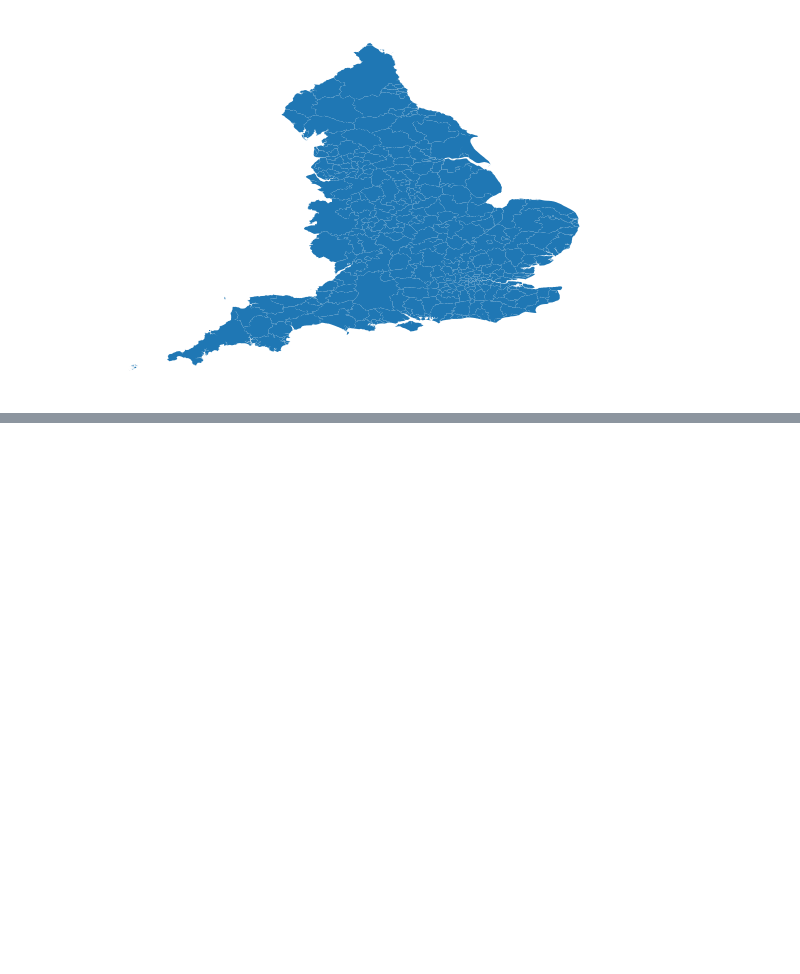
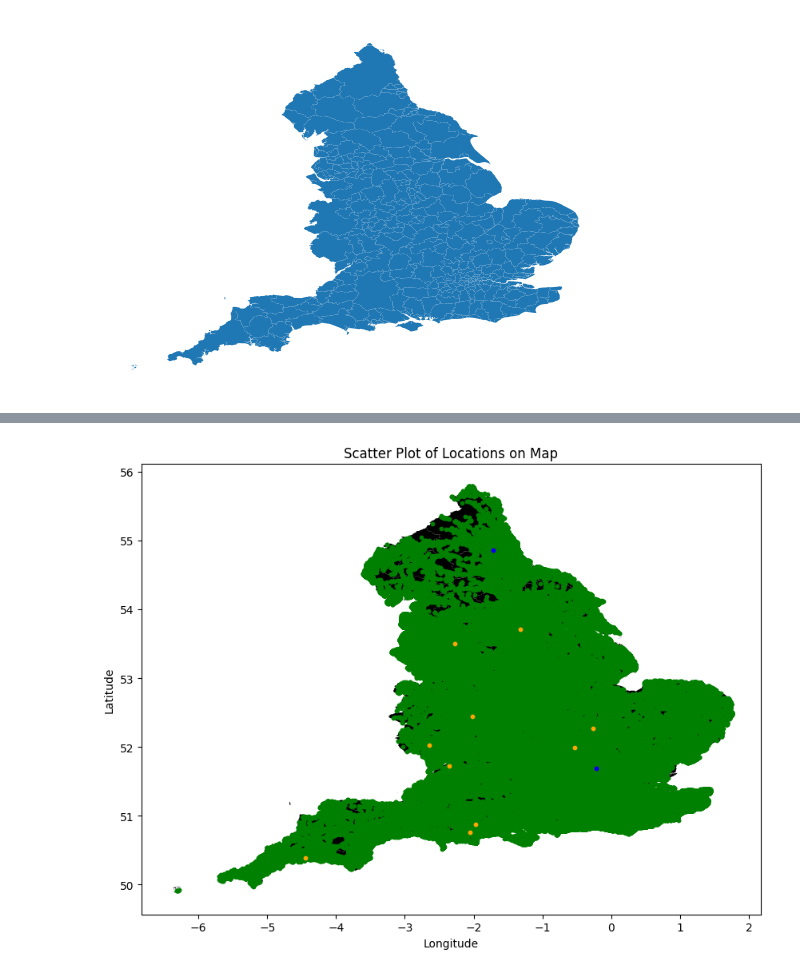
Before and after one commit to NassrinSharifi/Machine-Learning, a Jupyter notebook: ITS/HW/HW1/Q2.ipynb, the cells around one changed output, grey strips where cells are left out. Saved outputs shown, nothing was run; the diff lists cells and outputs as text; code cells hidden in the pictures; blank space fills up the shorter version.

```diff
--- a/ITS/HW/HW1/Q2.ipynb
+++ b/ITS/HW/HW1/Q2.ipynb
@@ -110,0 +113,41 @@ new_df
+# %%
+import matplotlib.pyplot as plt
+
+# Load the map boundaries or background map
+map_df = gpd.read_file("D:\My Python Projects\Machine-Learning\ITS\HW\HW1\Datasets_HW1\district.json")
+
+# Create a GeoDataFrame from your DataFrame with latitude, longitude, and numbers
+
+mask1 = ((slice[0]<=new_df["Weighted_Sum"]).astype(int) + (new_df["Weighted_Sum"] < slice[1]).astype(int)) == 2
+mask2 = ((slice[1]<=new_df["Weighted_Sum"]).astype(int) + (new_df["Weighted_Sum"] < slice[2]).astype(int)) == 2
+mask3 = ((slice[2]<=new_df["Weighted_Sum"]).astype(int) + (new_df["Weighted_Sum"] < slice[4]).astype(int)) == 2
+mask4 = slice[3]<= new_df["Weighted_Sum"]
+
+points1_df = gpd.GeoDataFrame(new_df[mask1], geometry=gpd.points_from_xy(new_df[mask1]['Longitude'], new_df[mask1]['Latitude']))
+points2_df = gpd.GeoDataFrame(new_df[mask2], geometry=gpd.points_from_xy(new_df[mask2]['Longitude'], new_df[mask2]['Latitude']))
+points3_df = gpd.GeoDataFrame(new_df[mask3], geometry=gpd.points_from_xy(new_df[mask3]['Longitude'], new_df[mask3]['Latitude']))
+points4_df = gpd.GeoDataFrame(new_df[mask4], geometry=gpd.points_from_xy(new_df[mask4]['Longitude'], new_df[mask4]['Latitude']))
+points1_df = gpd.sjoin(points1_df,map_df,predicate="within")
+points2_df = gpd.sjoin(points2_df,map_df,predicate="within")
+points3_df = gpd.sjoin(points3_df,map_df,predicate="within")
+points4_df = gpd.sjoin(points4_df,map_df,predicate="within")
+# Plot the map
+fig, ax = plt.subplots(figsize=(10, 10))
+map_df.plot(ax=ax, color='black')
+
+# Scatter plot the locations on the map
+
+points1_df.plot(ax=ax, markersize=10, color='green', alpha=1)
+points2_df.plot(ax=ax, markersize=10, color='orange', alpha=1)
+points3_df.plot(ax=ax, markersize=10, color='red', alpha=1)
+points4_df.plot(ax=ax, markersize=10, color='blue', alpha=1)
+
+# Set plot title and labels
+ax.set_title("Scatter Plot of Locations on Map")
+ax.set_xlabel("Longitude")
+ax.set_ylabel("Latitude")
+
+# Show the plot
+plt.show()
+# %% [output]
+[figure, added]
```
Also changed, not shown: parts of 13 cells of this notebook.
